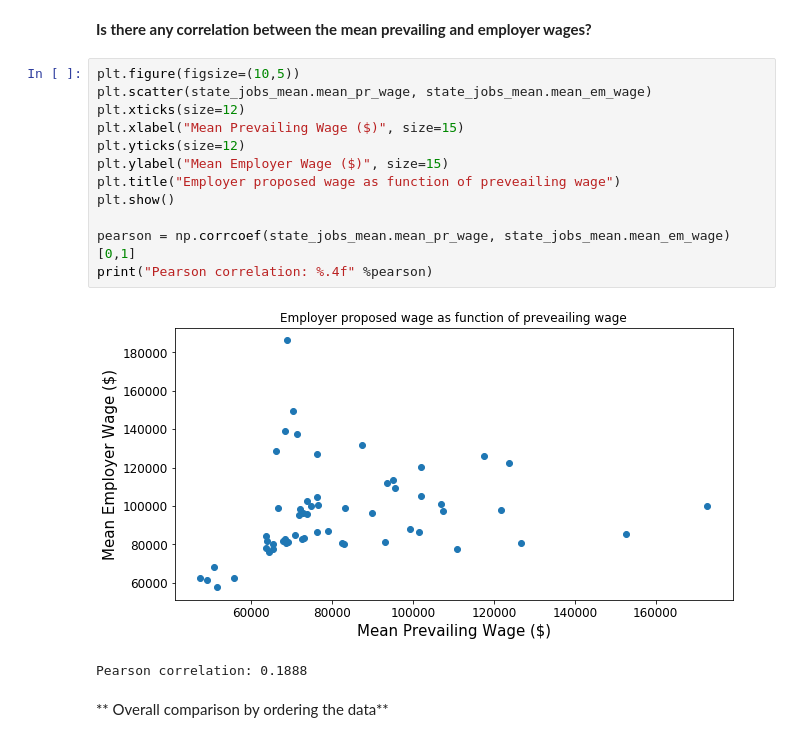
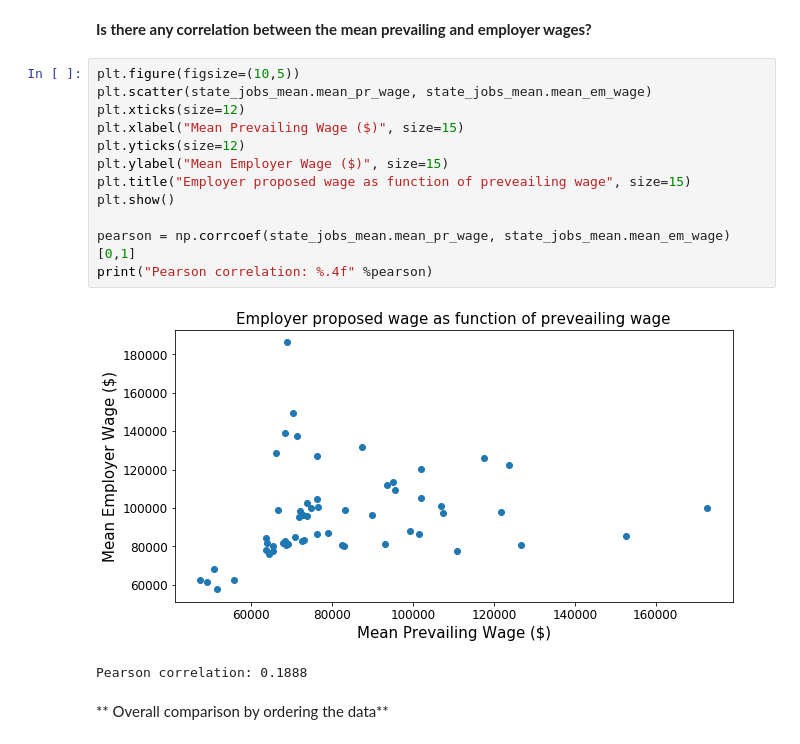
Before and after one commit to pdagger/Springboard_Data_Science, a Jupyter notebook: Capstone_Project_1/Data_visualization.ipynb, the cells around one changed output. Cells and saved outputs as stored; diff of their text form.

```diff
--- a/Capstone_Project_1/Data_visualization.ipynb
+++ b/Capstone_Project_1/Data_visualization.ipynb
@@ -123,17 +123,17 @@ Pearson correlation: 0.3876
 # %%
 plt.figure(figsize=(10,5))
 plt.scatter(state_jobs_mean.mean_pr_wage, state_jobs_mean.mean_em_wage)
 plt.xticks(size=12)
 plt.xlabel("Mean Prevailing Wage ($)", size=15)
 plt.yticks(size=12)
 plt.ylabel("Mean Employer Wage ($)", size=15)
-plt.title("Employer proposed wage as function of preveailing wage")
+plt.title("Employer proposed wage as function of preveailing wage", size=15)
 plt.show()
 
 pearson = np.corrcoef(state_jobs_mean.mean_pr_wage, state_jobs_mean.mean_em_wage)[0,1]
 print("Pearson correlation: %.4f" %pearson)
 # %% [output]
-[figure, old version]
+[figure, new version]
 Pearson correlation: 0.1888
 # %% [markdown]
 ** Overall comparison by ordering the data**
```
Also changed, not shown: 1 other file.
